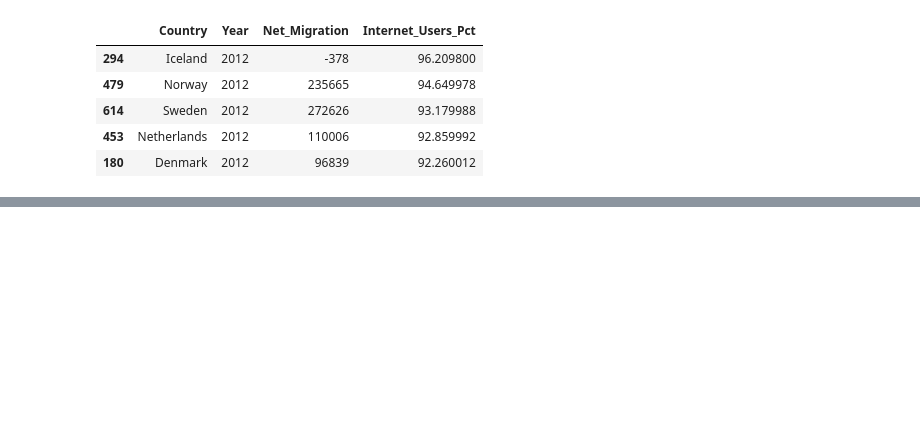
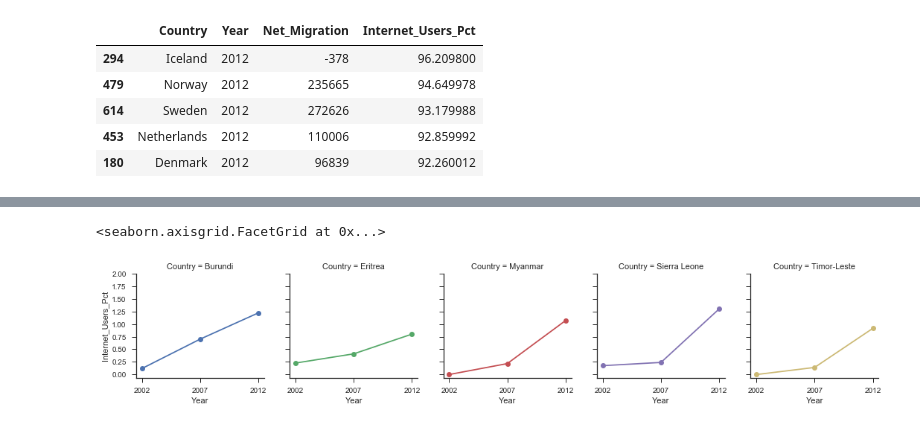
Before and after one commit to suhasinipallai/internet_migration_dq1, a Jupyter notebook: Data_Question1.ipynb, the cells around one changed output, grey strips where cells are left out. Drawn from its saved outputs; the diff is of its cells as text; code cells hidden in the pictures; blank space fills up the shorter version.

```diff
--- a/Data_Question1.ipynb
+++ b/Data_Question1.ipynb
@@ -425,0 +433,6 @@ memory usage: 600.0+ bytes
+# %%
+low_5_Internet = merge_data020712[(merge_data020712['Country']=='Eritrea') |
+                 (merge_data020712['Country']=='Timor-Leste') |
+                 (merge_data020712['Country']=='Myanmar') |
+                 (merge_data020712['Country']=='Burundi') |
+                 (merge_data020712['Country']=='Sierra Leone')]
@@ -425,0 +458,8 @@ memory usage: 600.0+ bytes
+# %%
+low_5_grid=sns.FacetGrid(low_5_Internet,col="Country",hue="Country")
+low_5_grid.map(plt.plot,"Year","Internet_Users_Pct",marker="o")
+low_5_grid.set(xticks=[2002, 2007, 2012], yticks=[0,.25,.5,.75,1,1.25,1.5,1.75,2])
+#low_5_grid.set(xticks=[2002, 2007, 2012], yticks=[0,10,20,30,40,50,60,70,80,90,100])
+# %% [output]
+<seaborn.axisgrid.FacetGrid at 0x...>
+[figure, added]
```
Also changed, not shown: parts of 28 cells of this notebook.
